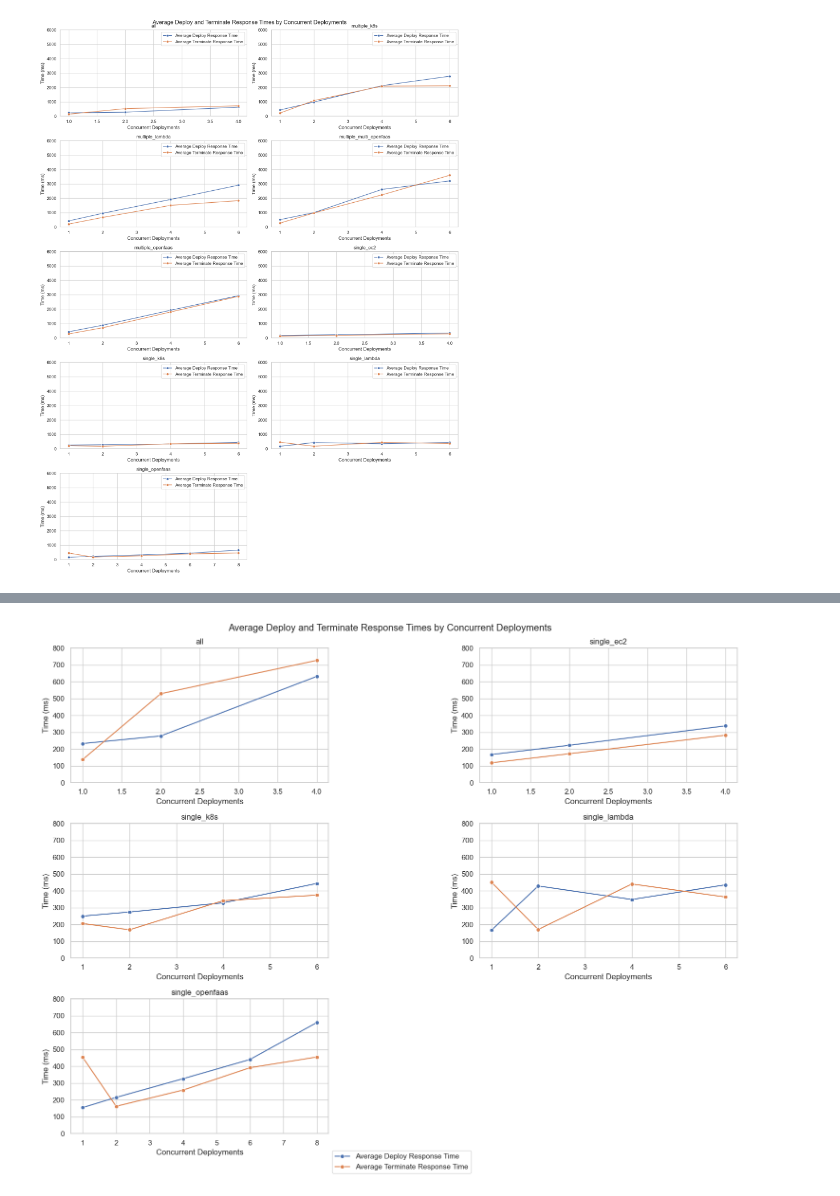
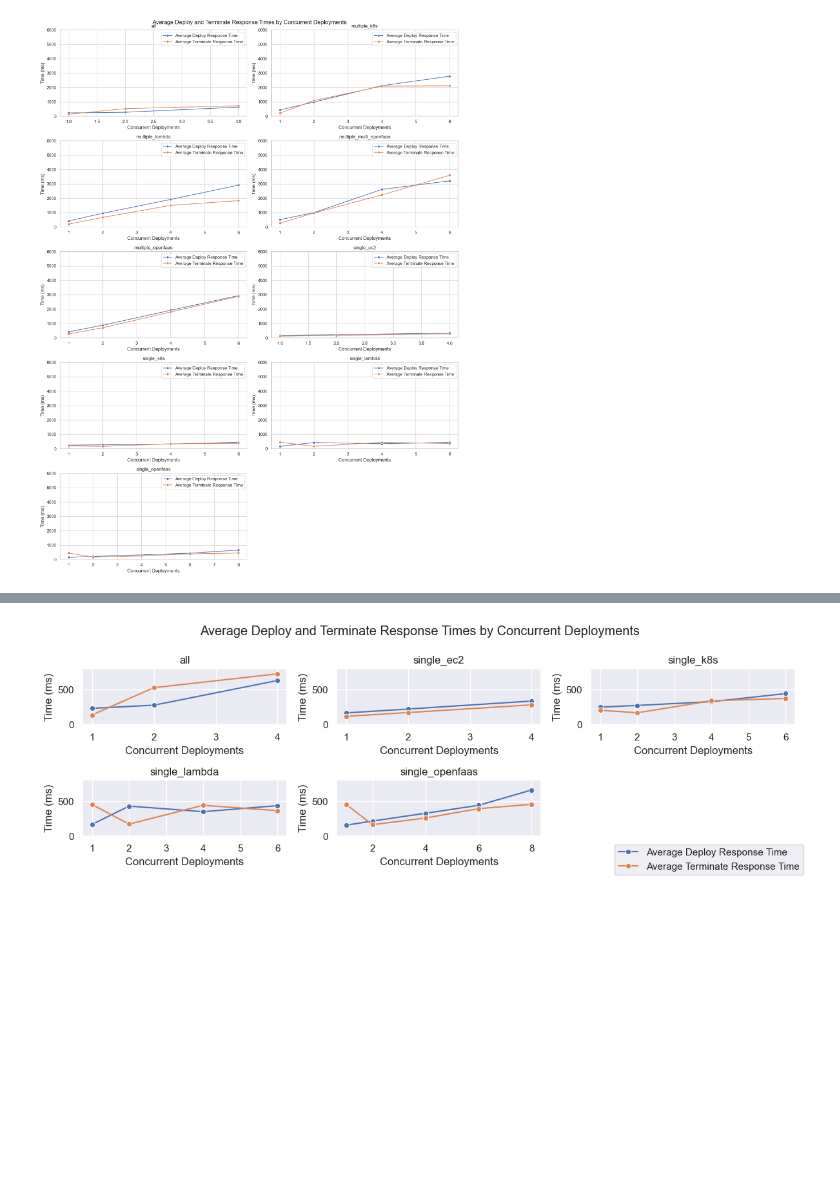
Before and after one commit to Apollo-Tools/resource-manager, a Jupyter notebook: benchmark/results/rm-analysis/utilisation.ipynb, the cells around one changed output, grey strips where cells are left out. Cells and saved outputs as stored; diff of their text form; code cells hidden in the pictures; blank space fills up the shorter version.

```diff
--- a/benchmark/results/rm-analysis/utilisation.ipynb
+++ b/benchmark/results/rm-analysis/utilisation.ipynb
@@ -150,6 +150,7 @@ cpu_max = 8
 memory_min = 0
 memory_max = 7
 for type_ in types:
+       continue
        type_df = df_util[df_util['type'] == type_]
        concurrent_deployments = type_df['concurrent_deployments'].unique()
        num_subplots = len(concurrent_deployments)
@@ -160,7 +161,7 @@ for type_ in types:
               fig, ax = plt.subplots(figsize=(6, 6))
               ax = [ax]
        else:
-              fig, axs = plt.subplots(num_rows, 2, figsize=(12, 6*num_rows))
+              fig, axs = plt.subplots(num_rows, 2, figsize=(12, 2*num_rows))
               if isinstance(axs, np.ndarray):
                      ax = axs.ravel().tolist()
                      if num_subplots % 2 != 0:
@@ -191,5 +192,5 @@ for type_ in types:
 
 
        plt.suptitle(f'Resource Utilisation - {type_}')
-       plt.tight_layout()
-       plt.show()
+       #plt.tight_layout()
+       #plt.show()
@@ -211,8 +202,8 @@ types = pd.Series(grouped_timestamps['type'].unique())
 y_min = 0
 y_max = 260
 selected_types = types[types.isin(['single_openfaas', 'single_lambda', 'single_ec2', 'single_k8s', 'all'])]
-num_rows = (len(selected_types) + 1) // 2
-fig, axs = plt.subplots(num_rows, 2, figsize=(12, 2.5*num_rows))
+num_rows = (len(selected_types) + 1) // 3
+fig, axs = plt.subplots(num_rows, 3, figsize=(12, 2*num_rows))
 axs = axs.flatten()
 for i, type_ in enumerate(selected_types):
        subset_df = grouped_timestamps[grouped_timestamps['type'] == type_]
@@ -222,13 +213,12 @@ for i, type_ in enumerate(selected_types):
        axs[i].set_xlabel('Concurrent Deployments')
        axs[i].set_ylabel('Time (s)')
        axs[i].set_title(f'{type_}')
-       if type_ == 'single_openfaas':
-              sns.move_legend(axs[i], "upper left", bbox_to_anchor=(1, -0.1))
-       else:
-              axs[i].get_legend().remove()
+       axs[i].get_legend().remove()
 for ax in axs[len(selected_types):]:
        ax.axis('off')
 plt.suptitle('Average Deployment and Termination Times by Concurrent Deployments')
 plt.tight_layout()
+handles, labels = axs[0].get_legend_handles_labels()
+fig.legend(handles, labels, loc='lower right')
 plt.show()
 # %% [output]
@@ -243,33 +233,32 @@ grouped_timestamps[grouped_timestamps["type"] == 'single_ec2']
 # %%
 grouped_timestamps = df_timestamps.groupby(['type', 'concurrent_deployments']).mean().reset_index()
 
 types = pd.Series(grouped_timestamps['type'].unique())
 
 selected_types = types[types.isin(['single_openfaas', 'single_lambda', 'single_ec2', 'single_k8s', 'all'])]
-num_rows = (len(selected_types) + 1) // 2
-fig, axs = plt.subplots(num_rows, 2, figsize=(15, 4*num_rows))
+num_rows = (len(selected_types) + 1) // 3
+fig, axs = plt.subplots(num_rows, 3, figsize=(12, 2*num_rows))
 axs = axs.flatten()
 y_min = 0
 y_max = 800
 for i, type_ in enumerate(selected_types):
        subset_df = grouped_timestamps[grouped_timestamps['type'] == type_]
        sns.lineplot(data=subset_df, x='concurrent_deployments', y='start_response_time', ax=axs[i], label='Average Deploy Response Time', marker='o')
        sns.lineplot(data=subset_df, x='concurrent_deployments', y='terminate_response_time', ax=axs[i], label='Average Terminate Response Time', marker='o')
        axs[i].set_ylim(y_min, y_max)
        axs[i].set_xlabel('Concurrent Deployments')
        axs[i].set_ylabel('Time (ms)')
        axs[i].set_title(f'{type_}')
-       if type_ == 'single_openfaas':
-              sns.move_legend(axs[i], "upper left", bbox_to_anchor=(1, -0.1))
-       else:
-              axs[i].get_legend().remove()
+       axs[i].get_legend().remove()
 for ax in axs[len(selected_types):]:
        ax.axis('off')
 plt.suptitle('Average Deploy and Terminate Response Times by Concurrent Deployments')
 plt.tight_layout()
+handles, labels = axs[0].get_legend_handles_labels()
+fig.legend(handles, labels, loc='lower right')
 plt.show()
 # %% [output]
-[figure, old version]
+[figure, new version]
 # %%
 types = pd.Series(df_util['type'].unique())
 df_util['timestamp'] = df_util['timestamp']
```
Also changed, not shown: parts of 3 cells of this notebook, 11 other files.
